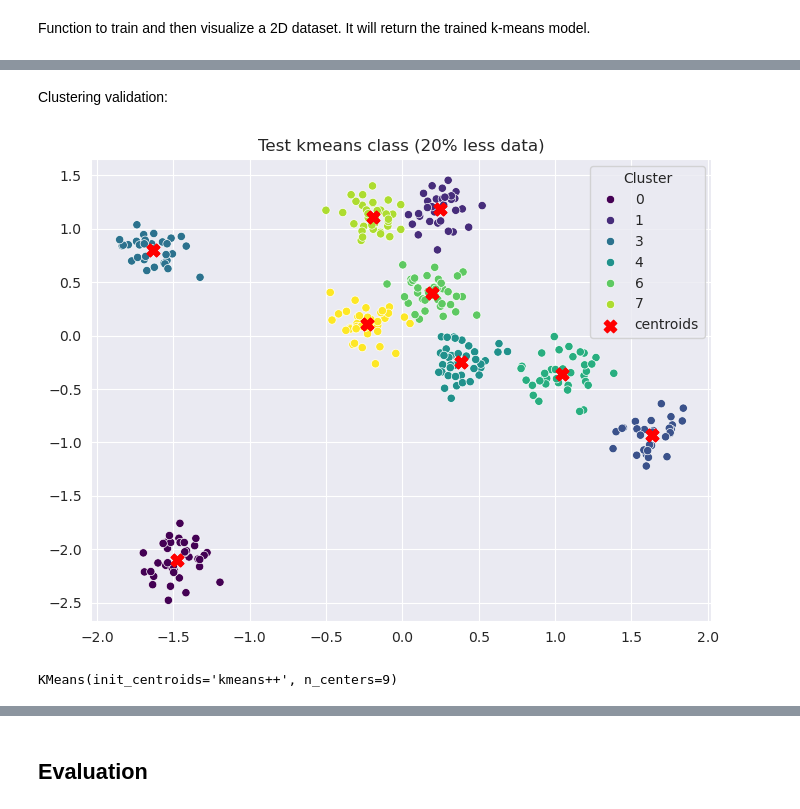
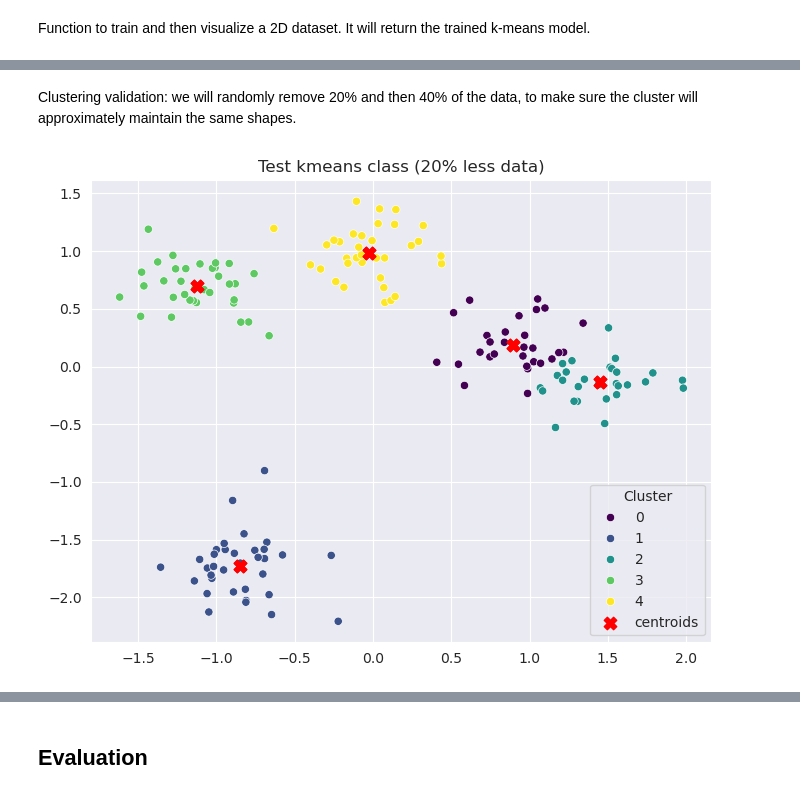
Before and after one commit to lucamodica/design-of-ai-systems--chalmers, a Jupyter notebook: assignments/3-ai-tools/3-ai-tools.ipynb, the cells around one changed output, grey strips where cells are left out. Cells and saved outputs as stored; diff of their text form; code cells hidden in the pictures.

```diff
--- a/assignments/3-ai-tools/3-ai-tools.ipynb
+++ b/assignments/3-ai-tools/3-ai-tools.ipynb
@@ -290,35 +328,52 @@ We can generate syntetic data and make sure that everything works
+# %%
+from sklearn.pipeline import Pipeline
+from sklearn.preprocessing import StandardScaler
+
+pipeline_steps = [
+    ('scaler', StandardScaler()),
+    ('kmeans', KMeans())
+]
+
+pipe = Pipeline(pipeline_steps)
 # %% [markdown]
 Function to train and then visualize a 2D dataset. It will return the trained k-means model.
 # %%
-from sklearn.datasets import make_blobs
+from sklearn.base import clone
 
 def k_means_visualization(k, X, title, init_centroids='random'):
     # k-means training
-    kmeans = KMeans(n_centers=k, max_iter=100, init_centroids=init_centroids)
-    kmeans.fit(X)
+    pipeline = clone(pipe)
+    pipeline.set_params(kmeans__n_centers=k, kmeans__init_centroids=init_centroids,
+        kmeans__random_seed=42)
+    X_scaled = pipeline.fit_transform(X)
 
     # Visualize the K-Means clusters
+    kmeans = pipeline.named_steps['kmeans']
     plt.figure(figsize=(8, 6))
-    sns.scatterplot(x=X[:, 0], y=X[:, 1], hue=kmeans.labels_, palette='viridis')
+    sns.scatterplot(x=X_scaled[:, 0], y=X_scaled[:, 1], hue=kmeans.labels_, palette='viridis')
     plt.scatter(kmeans.centroids_[:,0], kmeans.centroids_[:,1], marker="X", c="r", s=80, label="centroids")
     plt.title(title)
     plt.grid(True)
-    plt.legend(title='Cluster')\
+    plt.legend(title='Cluster')
 
     # highlight clusters' centroids
     plt.scatter(kmeans.centroids_[:,0], kmeans.centroids_[:,1], marker="X", c="r", s=80, label="centroids")
 
     plt.show()
-    return kmeans
+    return kmeans, X_scaled
 # %%
-from sklearn.preprocessing import StandardScaler
+from sklearn.datasets import make_blobs
 
 # generate 2D data set
-X, y = make_blobs(n_samples=400, centers=9, cluster_std=0.7, random_state=0)
-
-scaler = StandardScaler()
-X_scaled = scaler.fit_transform(X)
+k = 5
+X, y = make_blobs(
+    n_samples=200,
+    centers=k,
+    cluster_std=1.3,
+    random_state=42
+)
 
 # plot the data set
-plt.scatter(X_scaled[:,0], X[:,1])
+plt.scatter(X[:,0], X[:,1])
+plt.show()
 # %% [output]
@@ -358,16 +408,15 @@ kmeans labels for each datapoint:
-# %% [markdown]
-Clustering validation:
+# %% [markdown]
+Clustering validation: we will randomly remove 20% and then 40% of the data, to make sure the cluster will approximately maintain the same shapes.
 # %%
 from sklearn.model_selection import train_test_split
 
 # removing 20% of the dat points randomly
-X_filtered, _, _, _ = train_test_split(X_scaled, y, test_size=0.2, random_state=42)
+X_filtered, _, _, _ = train_test_split(X, y, test_size=0.2, random_state=42)
 
 
 # visualization
-k_means_visualization(k=9, X=X_filtered, init_centroids='kmeans++', title="Test kmeans class (20% less data)")
+_, _ = k_means_visualization(k=k, X=X_filtered, init_centroids='kmeans++', title="Test kmeans class (20% less data)")
 # %% [output]
-[figure, old version]
+[figure, new version]
-KMeans(init_centroids='kmeans++', n_centers=9)
 # %%
 # removing 40% of the dat points randomly
```
Also changed, not shown: parts of 20 cells of this notebook.
